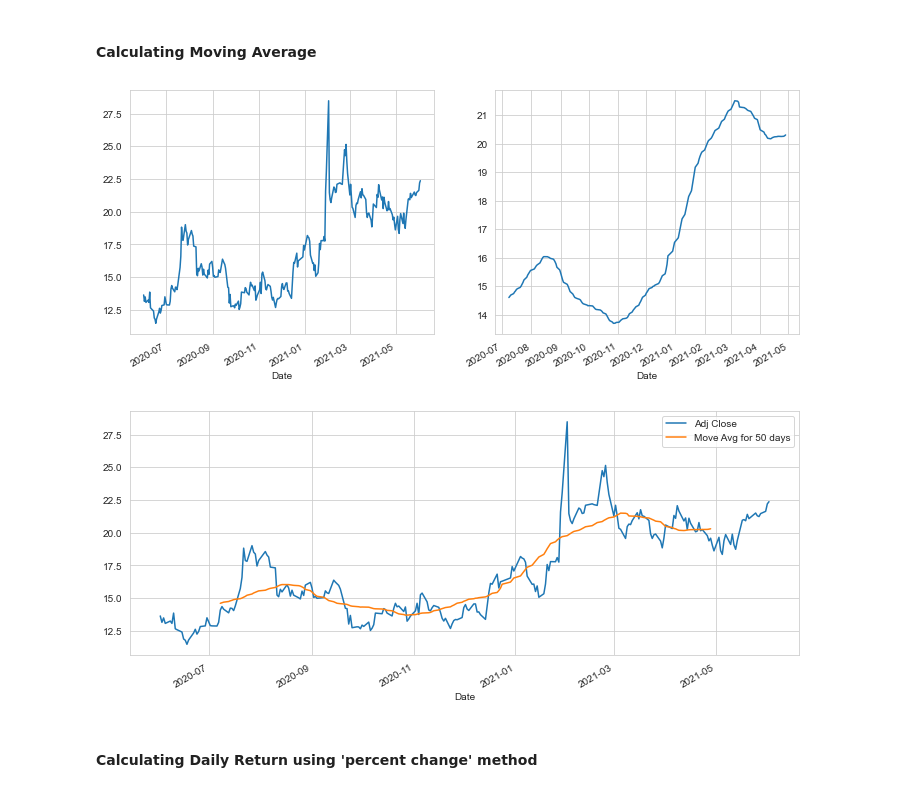
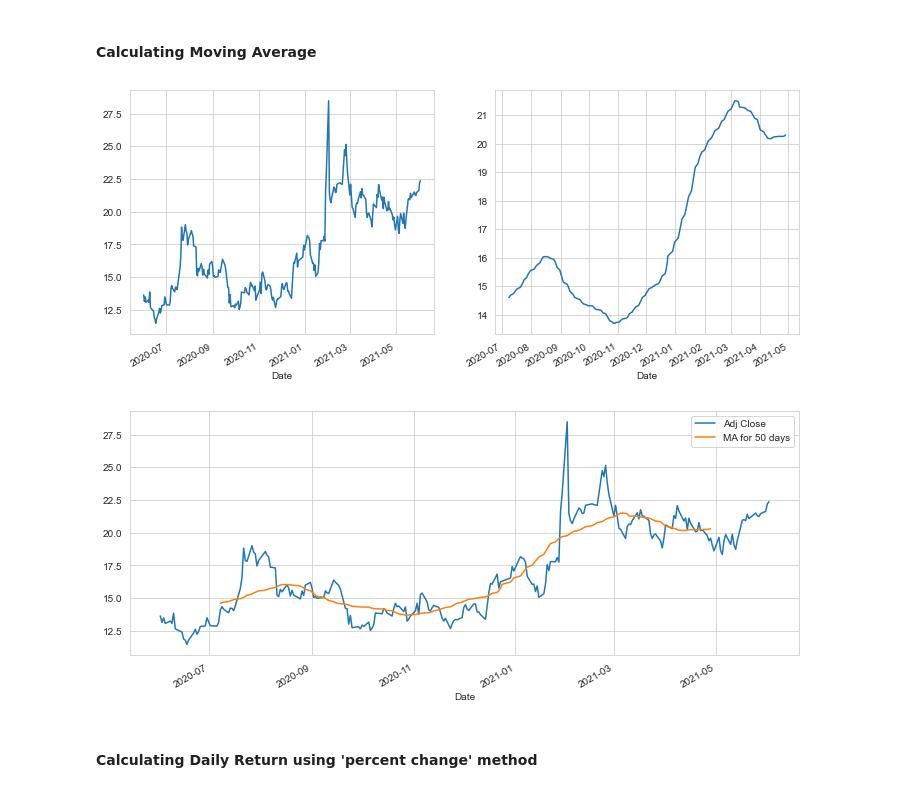
Before and after one commit to lgpatruyo/Stock_Price_Prediction, a Jupyter notebook: Stock_Prediction.ipynb, the cells around one changed output. Cells and saved outputs as stored; diff of their text form; code cells hidden in the pictures.

```diff
--- a/Stock_Prediction.ipynb
+++ b/Stock_Prediction.ipynb
@@ -33,17 +35,17 @@ FR = globals()['FR.TO']
 #### Calculating Moving Average
 # %%
 m_avg = 50
-column_name = 'Move Avg for %s days' %str(m_avg)
+column_name = 'MA for %s days' %str(m_avg)
 FR[column_name] = FR['Adj Close'].rolling(window = m_avg, center = True).mean()
 # %%
 fig, ax = plt.subplots(1,2, figsize=(12,5))
 
 #FR[['Adj Close','Move Avg for 50 days']].plot();
 FR['Adj Close'].plot(ax = ax[0]);
-FR['Move Avg for 50 days'].plot(ax = ax[1]);
-FR[['Adj Close','Move Avg for 50 days']].plot(figsize=(12,5));
+FR['MA for 50 days'].plot(ax = ax[1]);
+FR[['Adj Close','MA for 50 days']].plot(figsize=(12,5));
 # %% [output]
 [figure]
-[figure, old version]
+[figure, new version]
 # %% [markdown]
 #### Calculating Daily Return using 'percent change' method
```
Also changed, not shown: parts of 13 cells of this notebook.
